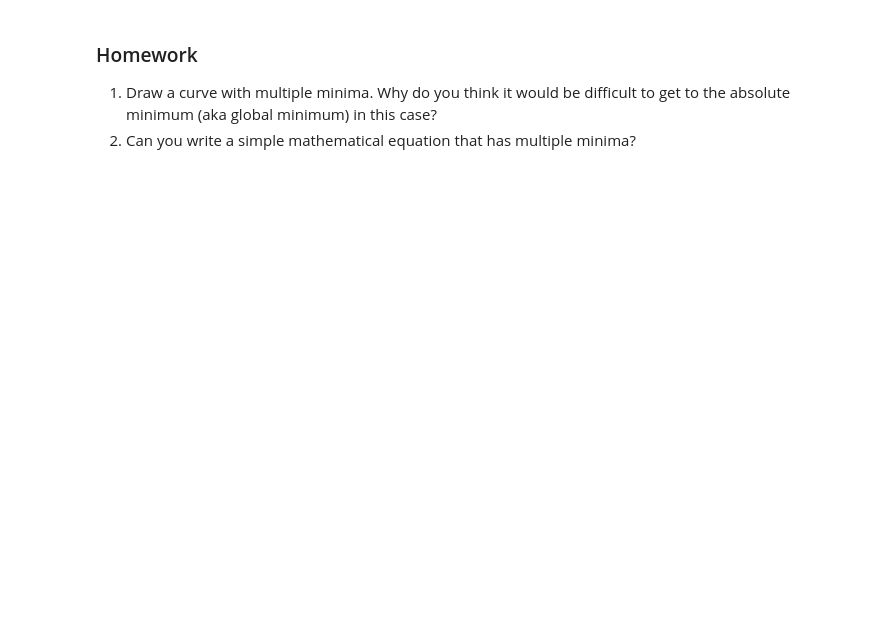
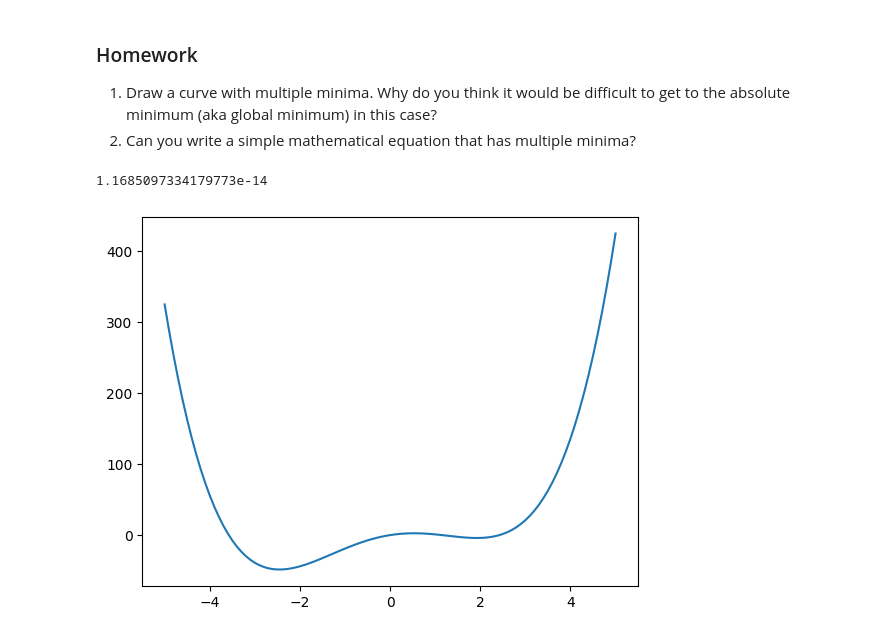
Before and after one commit to sj2609/Introduction-to-Computational-Statistics-and-Statistical-Learning, a Jupyter notebook: CSSL_04_Introduction_to_optimization.ipynb, the cells around one changed output. Cells and saved outputs as stored; diff of their text form; code cells hidden in the pictures; blank space fills up the shorter version.

```diff
--- a/CSSL_04_Introduction_to_optimization.ipynb
+++ b/CSSL_04_Introduction_to_optimization.ipynb
@@ -83,3 +111,21 @@ Let us try visualizing the walk
 ### Homework
 1. Draw a curve with multiple minima. Why do you think it would be difficult to get to the absolute minimum (aka global minimum) in this case?
 2. Can you write a simple mathematical equation that has multiple minima?
+# %%
+def non_convex_loss(x):
+  return x**4 -10*x**2 +10*x
+# %%
+# Plot
+x_value_array2 = np.arange(-5,5.1,0.1)
+y_value_array2 = non_convex_loss(x_value_array2)
+# print(y_value_array)
+
+# plt.plot(x_value_array,y_value_array)
+fig,ax = plt.subplots()                    # why do we have to do this everytime
+ax.plot(x_value_array2,y_value_array2)
+x
+
+#you have to use other approaches other than gradient descent method
+# %% [output]
+1.1685097334179773e-14
+[figure, added]
```
Also changed, not shown: parts of 5 cells of this notebook.
